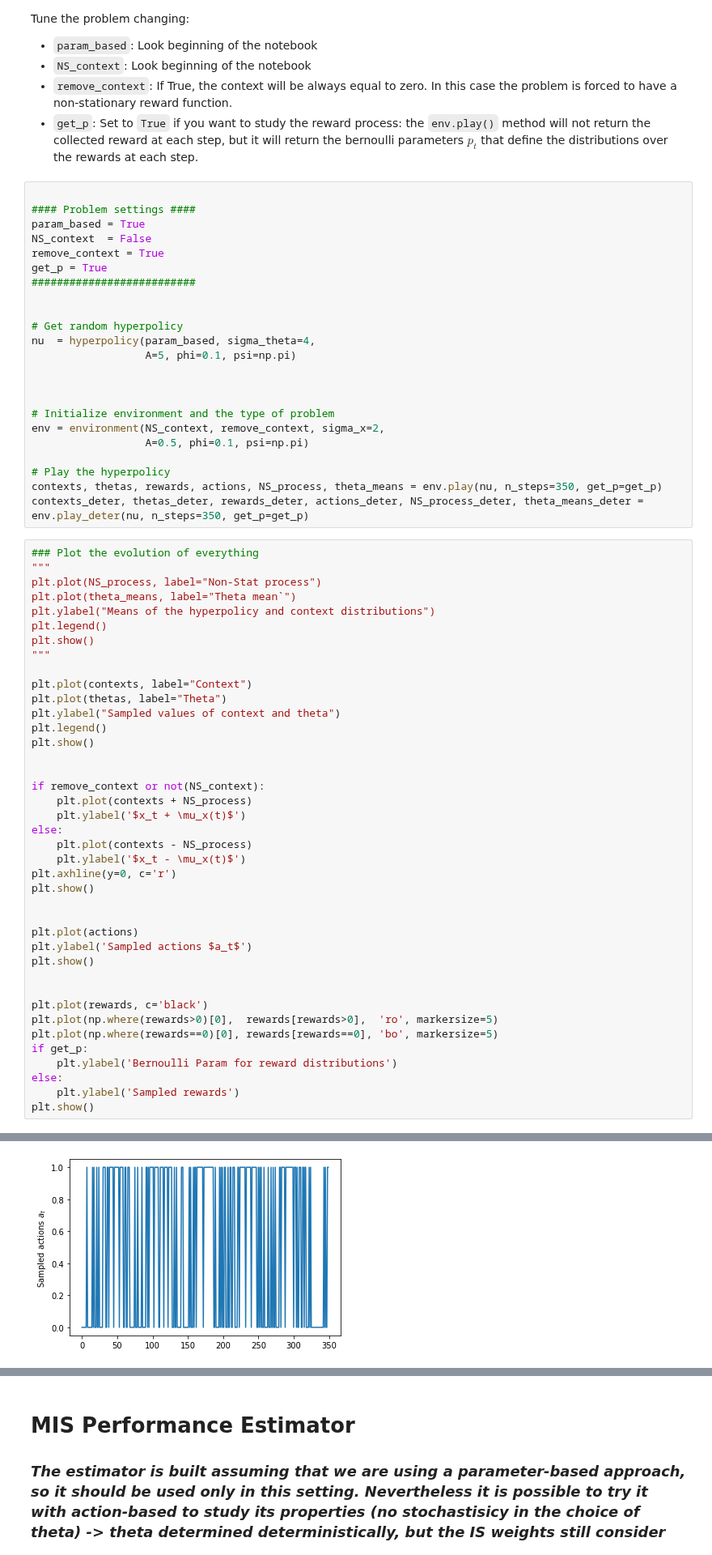
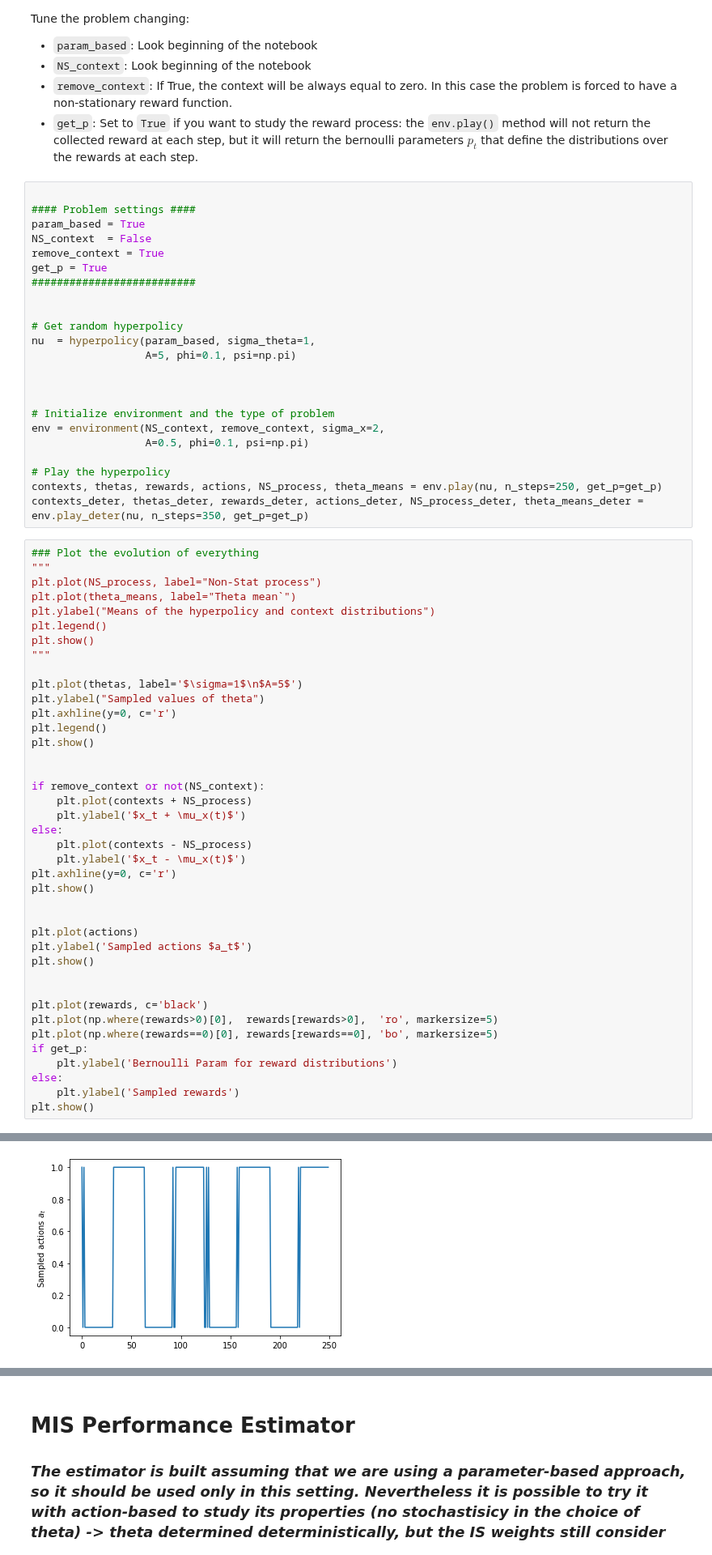
Before and after one commit to francescovidaich964/Como_lake, a Jupyter notebook: bandit_tests/non-stat_contextual_bandits.ipynb, the cells around one changed output, grey strips where cells are left out. Shown at 81% size. Drawn from its saved outputs; the diff is of its cells as text.

```diff
--- a/bandit_tests/non-stat_contextual_bandits.ipynb
+++ b/bandit_tests/non-stat_contextual_bandits.ipynb
@@ -297,7 +297,7 @@ get_p = True
 
 
 # Get random hyperpolicy
-nu  = hyperpolicy(param_based, sigma_theta=4,
+nu  = hyperpolicy(param_based, sigma_theta=1,
                   A=5, phi=0.1, psi=np.pi)
 
 
@@ -307,7 +307,7 @@ env = environment(NS_context, remove_context, sigma_x=2,
                   A=0.5, phi=0.1, psi=np.pi)
 
 # Play the hyperpolicy
-contexts, thetas, rewards, actions, NS_process, theta_means = env.play(nu, n_steps=350, get_p=get_p)
+contexts, thetas, rewards, actions, NS_process, theta_means = env.play(nu, n_steps=250, get_p=get_p)
 contexts_deter, thetas_deter, rewards_deter, actions_deter, NS_process_deter, theta_means_deter = env.play_deter(nu, n_steps=350, get_p=get_p)
 # %%
 ### Plot the evolution of everything
@@ -319,9 +319,9 @@ plt.legend()
 plt.show()
 """
 
-plt.plot(contexts, label="Context")
-plt.plot(thetas, label="Theta")
-plt.ylabel("Sampled values of context and theta")
+plt.plot(thetas, label='$\sigma=1$\n$A=5$')
+plt.ylabel("Sampled values of theta")
+plt.axhline(y=0, c='r')
 plt.legend()
 plt.show()
 
@@ -355 +355 @@ plt.show()
-[figure, old version]
+[figure, new version]
```
Also changed, not shown: parts of 6 cells of this notebook.
